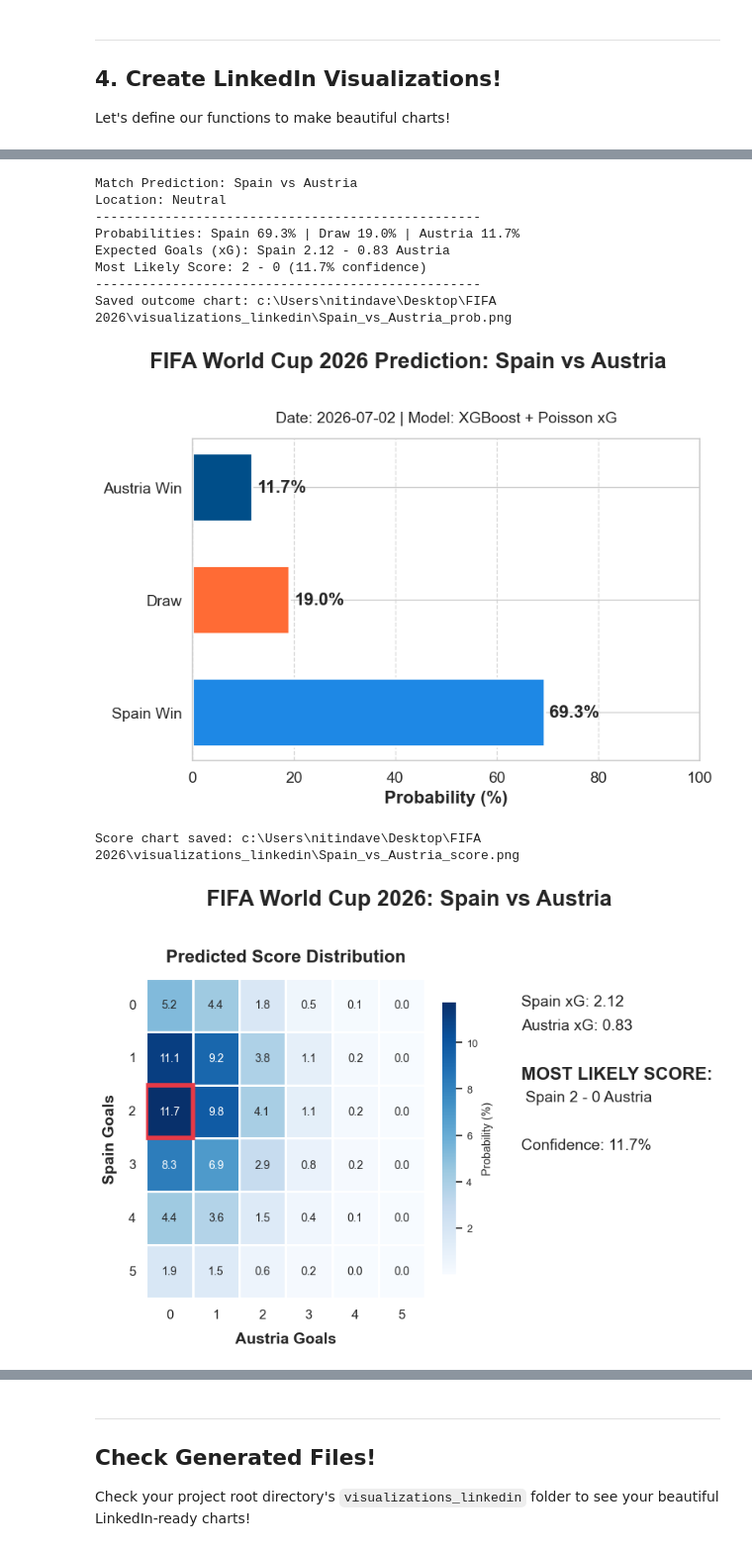
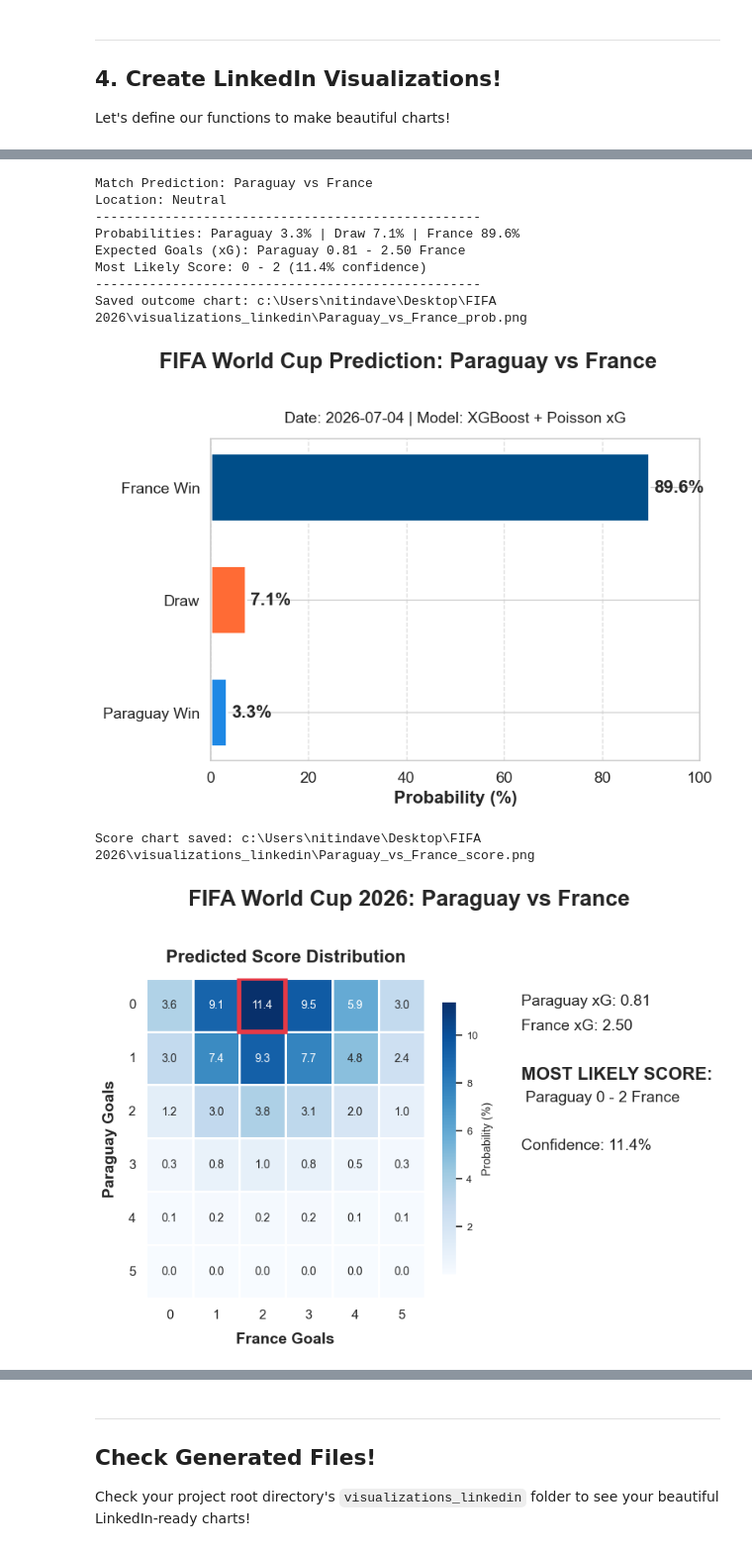
Before and after one commit to nitindavegit/FIFA-2026-Predictions, a Jupyter notebook: notebooks/04_LinkedIn_Presentation.ipynb, the cells around one changed output, grey strips where cells are left out. Shown at 99% size. Saved outputs shown, nothing was run; the diff lists cells and outputs as text; code cells hidden in the pictures.

```diff
--- a/notebooks/04_LinkedIn_Presentation.ipynb
+++ b/notebooks/04_LinkedIn_Presentation.ipynb
@@ -85,7 +84,7 @@ matches[['home_team', 'away_team', 'tournament']]
 
 Let's define our functions to make beautiful charts!
 # %%
-def generate_outcome_chart(home_team, away_team, probs, date_str="2026-07-02", prediction=None):
+def generate_outcome_chart(home_team, away_team, probs, date_str="2026-07-04", prediction=None):
     has_advance = prediction is not None and 'advance_probs' in prediction
 
     if has_advance:
@@ -170,7 +169,7 @@ def generate_outcome_chart(home_team, away_team, probs, date_str="2026-07-02", p
     plt.show()
     plt.close(fig)
 # %%
-def generate_score_heatmap(home_team, away_team, home_xg, away_xg, date_str="2026-07-02", prediction=None):
+def generate_score_heatmap(home_team, away_team, home_xg, away_xg, date_str="2026-07-04", prediction=None):
     fig, (ax_heatmap, ax_summary) = plt.subplots(ncols=2, figsize=FIGSIZE, dpi=DPI, gridspec_kw={'width_ratios': [3, 1]})
 
     max_goals=5
@@ -239,7 +238,7 @@ def generate_score_heatmap(home_team, away_team, home_xg, away_xg, date_str="202
 # %%
-pred = predict_match("Portugal", "Croatia")
+pred = predict_match("Canada", "Morocco")
 if pred:
     probs, (home_xg, away_xg) = pred['probs'], pred['xg']
-    generate_outcome_chart("Portugal", "Croatia", probs)
-    generate_score_heatmap("Portugal", "Croatia", home_xg, away_xg)
+    generate_outcome_chart("Canada", "Morocco", probs)
+    generate_score_heatmap("Canada", "Morocco", home_xg, away_xg)
 # %% [output]
@@ -260,18 +259,18 @@ Score chart saved: c:\Users\nitindave\Desktop\FIFA 2026\visualizations_linkedin\
 # %%
-pred = predict_match("Spain", "Austria")
+pred = predict_match("Paraguay", "France")
 if pred:
     probs, (home_xg, away_xg) = pred['probs'], pred['xg']
-    generate_outcome_chart("Spain", "Austria", probs)
-    generate_score_heatmap("Spain", "Austria", home_xg, away_xg)
+    generate_outcome_chart("Paraguay", "France", probs)
+    generate_score_heatmap("Paraguay", "France", home_xg, away_xg)
 # %% [output]
-Match Prediction: Spain vs Austria
+Match Prediction: Paraguay vs France
 Location: Neutral
 --------------------------------------------------
-Probabilities: Spain 69.3% | Draw 19.0% | Austria 11.7%
-Expected Goals (xG): Spain 2.12 - 0.83 Austria
-Most Likely Score: 2 - 0 (11.7% confidence)
+Probabilities: Paraguay 3.3% | Draw 7.1% | France 89.6%
+Expected Goals (xG): Paraguay 0.81 - 2.50 France
+Most Likely Score: 0 - 2 (11.4% confidence)
 --------------------------------------------------
-Saved outcome chart: c:\Users\nitindave\Desktop\FIFA 2026\visualizations_linkedin\Spain_vs_Austria_prob.png
+Saved outcome chart: c:\Users\nitindave\Desktop\FIFA 2026\visualizations_linkedin\Paraguay_vs_France_prob.png
-[figure, old version]
+[figure, new version]
-Score chart saved: c:\Users\nitindave\Desktop\FIFA 2026\visualizations_linkedin\Spain_vs_Austria_score.png
+Score chart saved: c:\Users\nitindave\Desktop\FIFA 2026\visualizations_linkedin\Paraguay_vs_France_score.png
-[figure, old version]
+[figure, new version]
```
Also changed, not shown: parts of 6 cells of this notebook.
